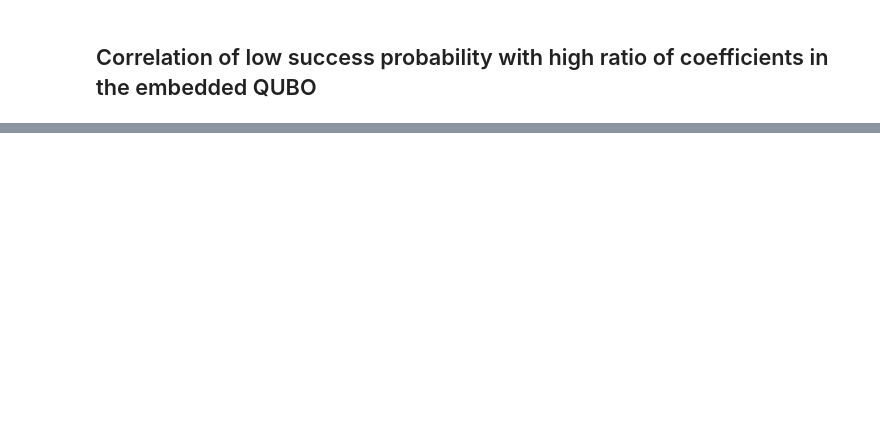
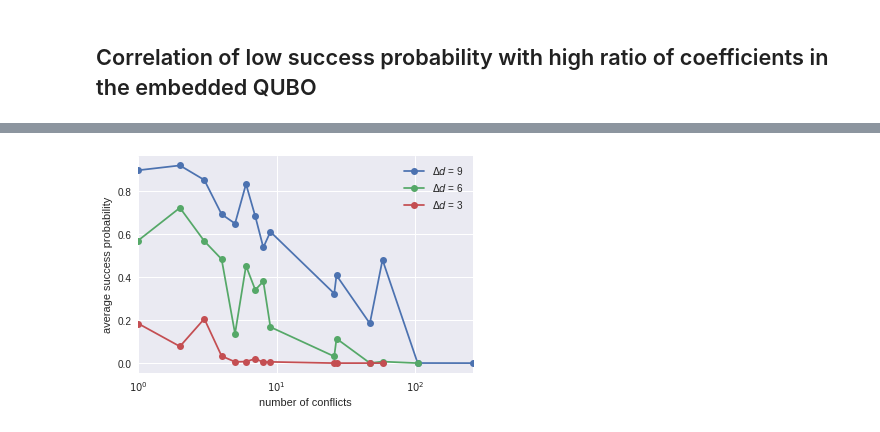
Before and after one commit to ventugithub/QCFATM, a Jupyter notebook: code/departureDelayModel/qubo/analysis/Analyse Annealing Results I.ipynb, the cells around one changed output, grey strips where cells are left out. Cells and saved outputs as stored; diff of their text form; code cells hidden in the pictures; blank space fills up the shorter version.

Commit message:
Updated analysis of CP and QA results

```diff
--- a/code/departureDelayModel/qubo/analysis/Analyse Annealing Results I.ipynb
+++ b/code/departureDelayModel/qubo/analysis/Analyse Annealing Results I.ipynb
@@ -418,0 +405,33 @@ pdf.close();
+# %%
+fig = plt.figure()
+
+# vs. conflicts
+d3 = inventoryProcessed[inventoryProcessed['delayStep']==3].groupby('numConflicts')['SuccessProbability'].mean()
+d6 = inventoryProcessed[inventoryProcessed['delayStep']==6].groupby('numConflicts')['SuccessProbability'].mean()
+d9 = inventoryProcessed[inventoryProcessed['delayStep']==9].groupby('numConflicts')['SuccessProbability'].mean()
+
+ax2 = fig.add_subplot(1,1,1)
+d9.plot(marker = 'o', label='$\Delta d$ = 9', ax=ax2)
+d6.plot(marker = 'o', label='$\Delta d$ = 6', ax=ax2)
+d3.plot(marker = 'o', label='$\Delta d$ = 3', ax=ax2)
+ax2.set_xscale('log')
+ax2.set_ylabel('average success probability');
+ax2.set_xlabel('number of conflicts');
+ax2.legend()
+
+# vs. flights, different penalty weights
+d3_pw05 = inventoryProcessed[(inventoryProcessed['delayStep']==3) & (inventoryProcessed['penalty_weight_conflict'] == 0.5)].groupby('numFlights')['SuccessProbability'].mean()
+d3_pw10 = inventoryProcessed[(inventoryProcessed['delayStep']==3) & (inventoryProcessed['penalty_weight_conflict'] == 1.0)].groupby('numFlights')['SuccessProbability'].mean()
+d3_pw20 = inventoryProcessed[(inventoryProcessed['delayStep']==3) & (inventoryProcessed['penalty_weight_conflict'] == 2.0)].groupby('numFlights')['SuccessProbability'].mean()
+d6_pw05 = inventoryProcessed[(inventoryProcessed['delayStep']==6) & (inventoryProcessed['penalty_weight_conflict'] == 0.5)].groupby('numFlights')['SuccessProbability'].mean()
+d6_pw10 = inventoryProcessed[(inventoryProcessed['delayStep']==6) & (inventoryProcessed['penalty_weight_conflict'] == 1.0)].groupby('numFlights')['SuccessProbability'].mean()
+d6_pw20 = inventoryProcessed[(inventoryProcessed['delayStep']==6) & (inventoryProcessed['penalty_weight_conflict'] == 2.0)].groupby('numFlights')['SuccessProbability'].mean()
+d9_pw05 = inventoryProcessed[(inventoryProcessed['delayStep']==9) & (inventoryProcessed['penalty_weight_conflict'] == 0.5)].groupby('numFlights')['SuccessProbability'].mean()
+d9_pw10 = inventoryProcessed[(inventoryProcessed['delayStep']==9) & (inventoryProcessed['penalty_weight_conflict'] == 1.0)].groupby('numFlights')['SuccessProbability'].mean()
+d9_pw20 = inventoryProcessed[(inventoryProcessed['delayStep']==9) & (inventoryProcessed['penalty_weight_conflict'] == 2.0)].groupby('numFlights')['SuccessProbability'].mean()
+
+pdf = matplotlib.backends.backend_pdf.PdfPages('annealing_results_success_vs_conflicts.pdf');
+pdf.savefig(figure=fig);
+pdf.close();
+# %% [output]
+[figure, added]
```
Also changed, not shown: parts of 10 cells of this notebook, 2 other files.
